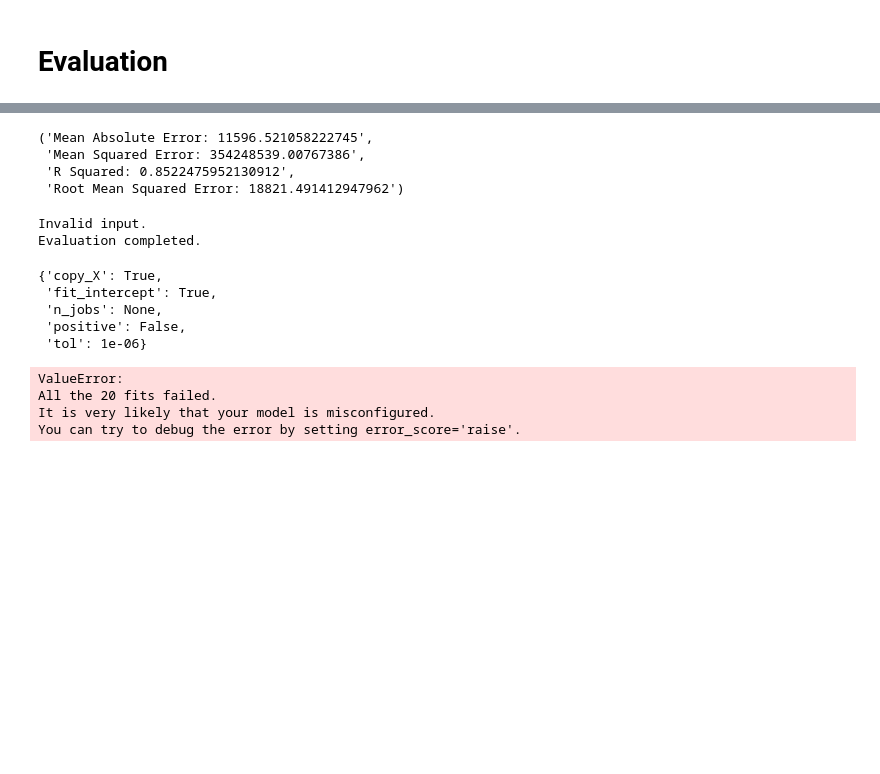
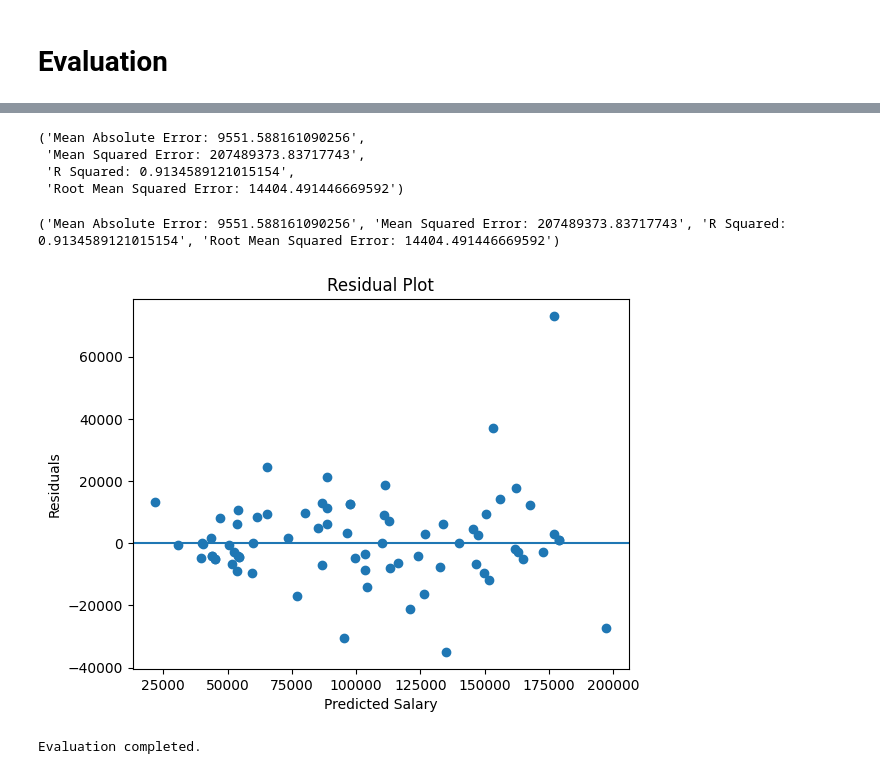
Before and after one commit to lka1459/salary-estimator, a Jupyter notebook: notebooks/experiment.ipynb, the cells around one changed output, grey strips where cells are left out. Drawn from its saved outputs; the diff is of its cells as text; code cells hidden in the pictures; blank space fills up the shorter version.

Commit message:
Replaced GridSearch with RandomSearch and Hypertuned model

```diff
--- a/notebooks/experiment.ipynb
+++ b/notebooks/experiment.ipynb
@@ -143,7 +140,7 @@ p1 = Pipeline([
 
 p2 = Pipeline([
     ("preprocessor", preprocessor),
-    ("model", SVR(C=0.1))
+    ("model", SVR(C=0.1, max_iter=10000))
 ])
 # %%
 def fit_and_print(X):
@@ -177,7 +174,8 @@ params_p2 = [{
     'model__degree': [1,2,3,4],
     'model__gamma': ['scale', 'auto'],
     'model__C': [0.1, 1, 10, 100, 1000],
-    'model__epsilon': [0.01, 0.1, 0.5, 1]
+    'model__epsilon': [0.01, 0.1, 0.5, 1],
+    'model__max_iter': [1000, 5000, 10000]
 }]
 # %%
 def grid_search(pipeline, pe):
@@ -186,7 +184,7 @@ def grid_search(pipeline, pe):
     best_model = clf.best_estimator_
     return best_model
 
-model = grid_search(p1, params_p1)
+model = grid_search(p2, params_p2)
 model
 # %% [output]
 Pipeline(steps=[('preprocessor',
@@ -224,75 +224,55 @@ def rand_search(param, X_train, y_train):
     besty_model = random_search.fit(X_train, y_train)
     return besty_model
 
-e = rand_search(params_p1, X_train, y_train)
+e = rand_search(params_p2, X_train, y_train)
 
 e.best_params_
 
 model_evaluation(e)
 # %% [output]
-('Mean Absolute Error: 11596.521058222745',
- 'Mean Squared Error: 354248539.00767386',
- 'R Squared: 0.8522475952130912',
- 'Root Mean Squared Error: 18821.491412947962')
+('Mean Absolute Error: 9551.588161090256',
+ 'Mean Squared Error: 207489373.83717743',
+ 'R Squared: 0.9134589121015154',
+ 'Root Mean Squared Error: 14404.491446669592')
 # %%
 def basic_model_evaluation(model, X_test, y_test):
     y_pred = model.predict(X_test)
     mae = f"Mean Absolute Error: {mean_absolute_error(y_test, y_pred)}"
     mse =  f"Mean Squared Error: {mean_squared_error(y_test, y_pred)}"
     r2 =  f"R Squared: {r2_score(y_test, y_pred)}"
-    rme = f"Root Mean Squared Error: {root_mean_squared_error(y_test, y_pred)}"
-    return mae, mse, r2, rme
+    rmse = f"Root Mean Squared Error: {root_mean_squared_error(y_test, y_pred)}"
+    return mae, mse, r2, rmse
 
 def plot_residual(model, X_test, y_test):
     y_pred = model.predict(X_test)
     residual = y_test - y_pred
     plt.scatter(y_pred, residual)
     plt.axhline(0)
     plt.title("Residual Plot")
     plt.xlabel("Predicted Salary")
     plt.ylabel("Residuals")
     plt.show()
     return
 
 def model_evaluation_offical(model, X_test, y_test):
     userInput = input("Would you like to run a basic evaluation again? (y/n): ")
     if userInput.lower() == "y":
          print(basic_model_evaluation(model, X_test, y_test))
     elif userInput.lower() == "n":
         pass
     else:
         print("Invalid input.")
 
     userInput2 = input("Would you like to run see a visual representation? (y/n): ")
     if userInput2.lower() == "y":
          plot_residual(model, X_test, y_test)
 
     print("Evaluation completed.")
     return
 
 
 model_evaluation_offical(e, X_test, y_test)
 # %% [output]
-Invalid input.
-Evaluation completed.
+('Mean Absolute Error: 9551.588161090256', 'Mean Squared Error: 207489373.83717743', 'R Squared: 0.9134589121015154', 'Root Mean Squared Error: 14404.491446669592')
+[figure, added]
+Evaluation completed.
-# %%
-LinearRegression().get_params()
-# %% [output]
-{'copy_X': True,
- 'fit_intercept': True,
- 'n_jobs': None,
- 'positive': False,
- 'tol': 1e-06}
-# %%
-from sklearn.model_selection import RandomizedSearchCV
-from sklearn.linear_model import Lasso
-
-param_dist = {'alpha': [0.1, 1.0, 10.0, 100.0]}
-lasso = Lasso()
-random_search = RandomizedSearchCV(lasso, param_dist, n_iter=10, cv=5)
-random_search.fit(X_train, y_train)
-# %% [output]
-ValueError:
-All the 20 fits failed.
-It is very likely that your model is misconfigured.
-You can try to debug the error by setting error_score='raise'.
```
Also changed, not shown: parts of 8 cells of this notebook, 5 other files.
